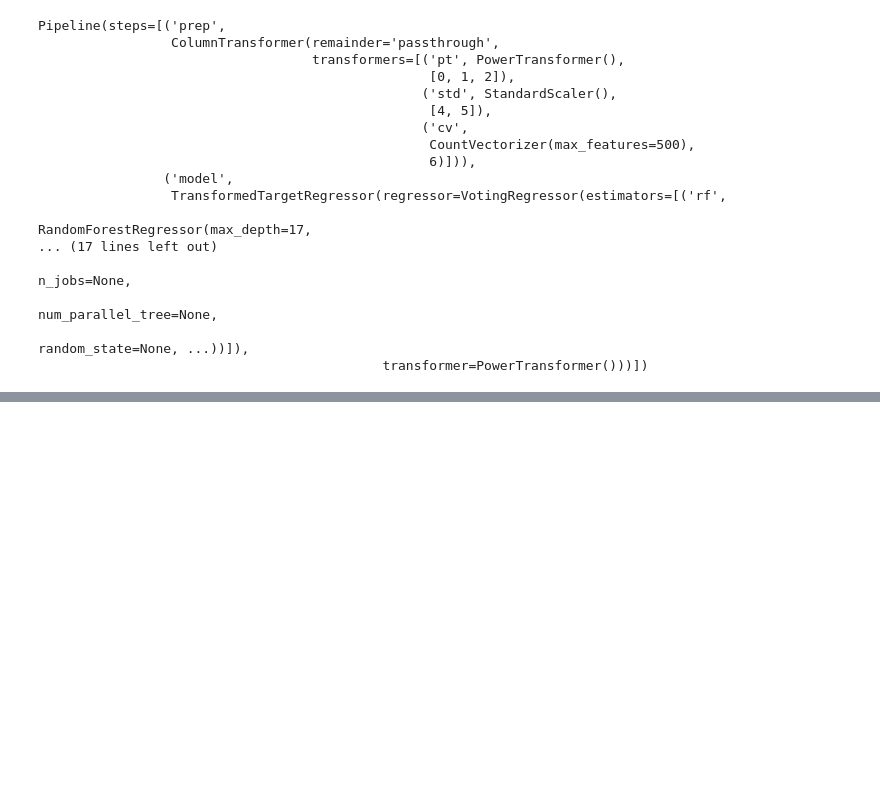
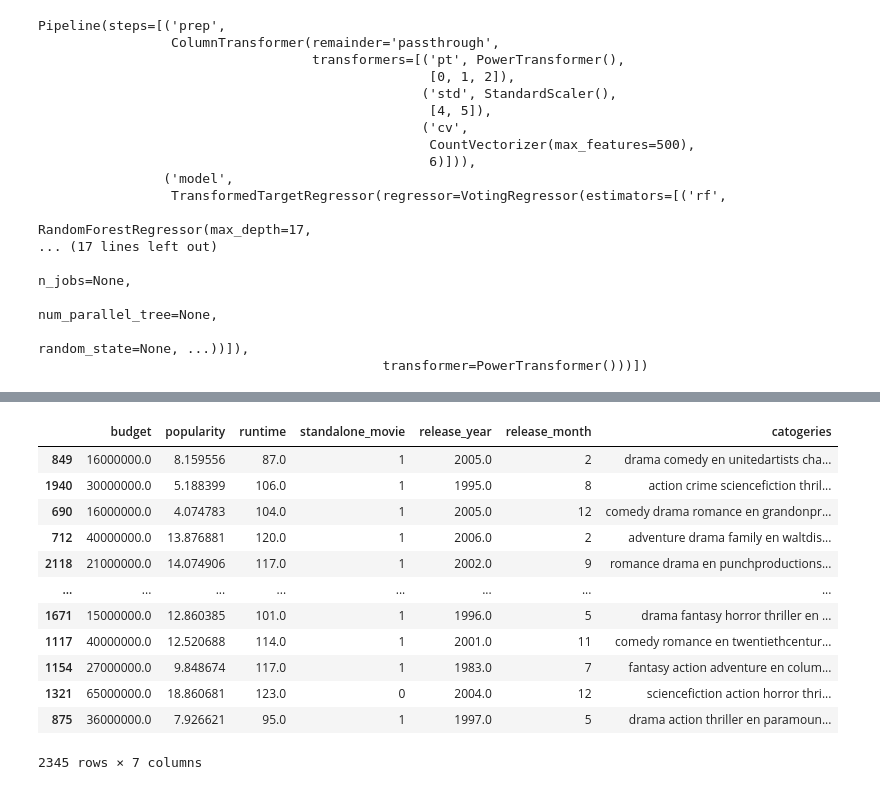
Before and after one commit to abdulvajid1/TMBD-MOVIE-REVENUE-PREDICTION, a Jupyter notebook: notebook.ipynb, the cells around one changed output, grey strips where cells are left out. Saved outputs shown, nothing was run; the diff lists cells and outputs as text; code cells hidden in the pictures; blank space fills up the shorter version.

Commit message:
updated the date columns

```diff
--- a/notebook.ipynb
+++ b/notebook.ipynb
@@ -578,0 +639,16 @@ test = test[['id', 'belongs_to_collection', 'budget', 'genres','original_languag
+# %%
+X_train
+# %% [output]
+|  | budget | popularity | runtime | standalone_movie | release_year | release_month | catogeries |
+| 849 | 16000000.0 | 8.159556 | 87.0 | 1 | 2005.0 | 2 | drama comedy en unitedartists cha... |
+| 1940 | 30000000.0 | 5.188399 | 106.0 | 1 | 1995.0 | 8 | action crime sciencefiction thril... |
+| 690 | 16000000.0 | 4.074783 | 104.0 | 1 | 2005.0 | 12 | comedy drama romance en grandonpr... |
+| 712 | 40000000.0 | 13.876881 | 120.0 | 1 | 2006.0 | 2 | adventure drama family en waltdis... |
+| 2118 | 21000000.0 | 14.074906 | 117.0 | 1 | 2002.0 | 9 | romance drama en punchproductions... |
+| ... | ... | ... | ... | ... | ... | ... | ... |
+| 1671 | 15000000.0 | 12.860385 | 101.0 | 1 | 1996.0 | 5 | drama fantasy horror thriller en ... |
+| 1117 | 40000000.0 | 12.520688 | 114.0 | 1 | 2001.0 | 11 | comedy romance en twentiethcentur... |
+| 1154 | 27000000.0 | 9.848674 | 117.0 | 1 | 1983.0 | 7 | fantasy action adventure en colum... |
+| 1321 | 65000000.0 | 18.860681 | 123.0 | 0 | 2004.0 | 12 | sciencefiction action horror thri... |
+| 875 | 36000000.0 | 7.926621 | 95.0 | 1 | 1997.0 | 5 | drama action thriller en paramoun... |
+2345 rows × 7 columns
```
Also changed, not shown: parts of 24 cells of this notebook, 2 other files.
